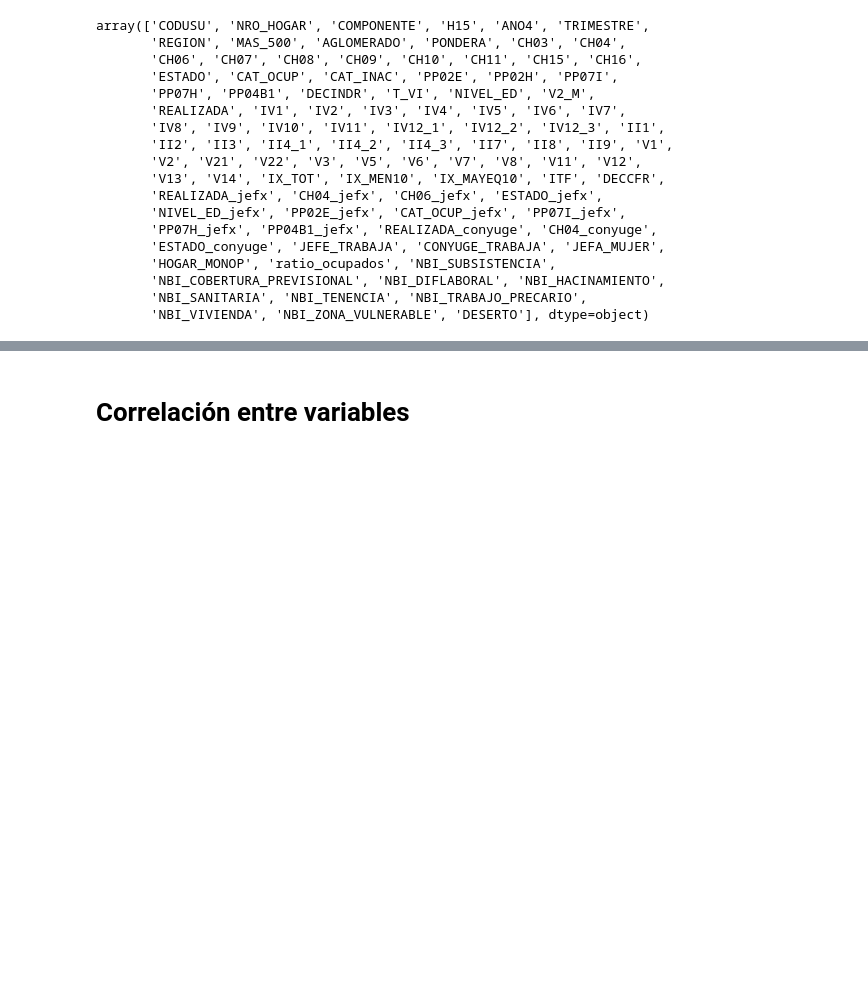
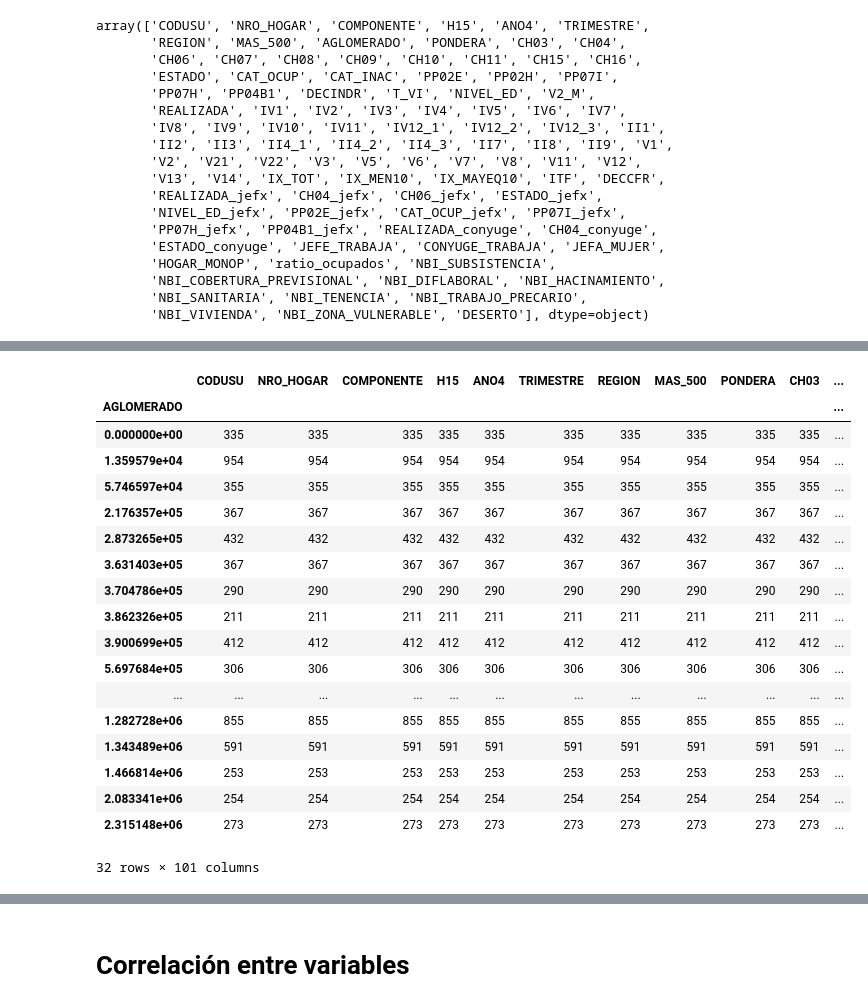
Before and after one commit to lauticouget/desercion_escolar_argentina, a Jupyter notebook: notebooks/transformers.ipynb, the cells around one changed output, grey strips where cells are left out. Cells and saved outputs as stored; diff of their text form; code cells hidden in the pictures; blank space fills up the shorter version.

```diff
--- a/notebooks/imputers.ipynb
+++ b/notebooks/transformers.ipynb
@@ -71,0 +129,53 @@ class_weights
+# %%
+def aglomerados_a_distancia(df, aglomerado='AGLOMERADO'):
+    data_x_y = {
+        'eph_codagl': [13, 29, 31, 25, 34, 7, 26, 15, 4, 91, 18, 23, 30, 12, 20, 93, 8, 14, 6, 5, 3, 9, 22, 36, 38, 38, 10, 19, 2, 32, 17, 33, 27],
+        'eph_aglome': ['Gran Córdoba', 'Gran Tucumán - Tafi Viejo', 'Ushuaia - Rio Grande', 'La Rioja', 'Mar del Plata - Batán', 'Posadas', 'San Luis - El Chorrillo', 'Formosa', 'Gran Rosario', 'Rawson - Trelew', 'Santiago del Estero - La Banda', 'Salta', 'Santa Rosa - Toay', 'Corrientes', 'Rio Gallegos', 'Viedma - Carmen de Patagones', 'Gran Resistencia', 'Concordia', 'Gran Paraná', 'Gran Santa Fe', 'Bahia Blanca - Cerri', 'Comodoro Rivadavia - Rada Tilly', 'Gran Catamarca', 'Rio Cuarto', 'San Nicolas - Villa Constitiución', 'San Nicolas - Villa Constitiución', 'Gran Mendoza', 'Jujuy - Palpalá', 'Gran La Plata', 'CABA', 'Neuquén - Plottier', 'Partidos del GBA', 'Gran San Juan'],
+        'x': [3.668196e+06, 3.575528e+06, 3.368650e+06, 3.433735e+06, 4.238702e+06, 4.500828e+06, 3.470658e+06, 4.290676e+06, 3.989413e+06, 3.561793e+06, 3.671129e+06, 3.558820e+06, 3.652175e+06, 4.215852e+06, 3.274586e+06, 3.754150e+06, 4.194276e+06, 4.258864e+06, 4.023207e+06, 4.008905e+06, 3.824880e+06, 3.382300e+06, 3.520630e+06, 3.656809e+06, 4.035477e+06, 4.029783e+06, 3.231898e+06, 3.560475e+06, 4.234043e+06, 4.193488e+06, 3.310530e+06, 4.180647e+06, 3.260047e+06],
+        'y': [6.533650e+06, 7.036009e+06, 3.980855e+06, 6.726538e+06, 5.760505e+06, 6.922012e+06, 6.318389e+06, 7.090830e+06, 6.346344e+06, 5.211965e+06, 6.926946e+06, 7.258796e+06, 5.947417e+06, 6.941437e+06, 4.274342e+06, 5.478764e+06, 6.944114e+06, 6.501289e+06, 6.473109e+06, 6.487715e+06, 5.709612e+06, 4.921987e+06, 6.858955e+06, 6.336869e+06, 6.293741e+06, 6.307894e+06, 6.360832e+06, 7.329096e+06, 6.103368e+06, 6.144082e+06, 5.686581e+06, 6.148549e+06, 6.509854e+06]
+    }
+    df_x_y = pd.DataFrame(data_x_y)
+    df_aglomerado = df.copy()
+    df_aglomerado['x_temp'] = None
+    df_aglomerado['y_temp'] = None
+    df_aglomerado['DISTANCIA'] = None
+
+    # Coordenadas de la capital
+    capital_x = 4.193488e+06
+    capital_y = 6.144082e+06
+    for index, row in df_aglomerado.iterrows():
+        eph_codagl = row[aglomerado]
+        matching_row = df_x_y[df_x_y['eph_codagl'] == eph_codagl]
+        if not matching_row.empty:
+            x_temp = matching_row['x'].values[0]
+            y_temp = matching_row['y'].values[0]
+            distancia = np.sqrt((x_temp - capital_x)**2 + (y_temp - capital_y)**2)
+            df_aglomerado.at[index, 'DISTANCIA'] = distancia
+
+    # Eliminar columnas temporales 'x_temp' e 'y_temp'
+    df_aglomerado['AGLOMERADO'] = df_aglomerado['DISTANCIA']
+    df_aglomerado.drop(columns=['x_temp', 'y_temp', 'DISTANCIA'], inplace=True)
+    return df_aglomerado
+# %%
+df = aglomerados_a_distancia(data)
+df.groupby('AGLOMERADO').count()
+# %% [output]
+|  | CODUSU | NRO_HOGAR | COMPONENTE | H15 | ANO4 | TRIMESTRE | REGION | MAS_500 | PONDERA | CH03 | ... |
+| AGLOMERADO |  |  |  |  |  |  |  |  |  |  | ... |
+| 0.000000e+00 | 335 | 335 | 335 | 335 | 335 | 335 | 335 | 335 | 335 | 335 | ... |
+| 1.359579e+04 | 954 | 954 | 954 | 954 | 954 | 954 | 954 | 954 | 954 | 954 | ... |
+| 5.746597e+04 | 355 | 355 | 355 | 355 | 355 | 355 | 355 | 355 | 355 | 355 | ... |
+| 2.176357e+05 | 367 | 367 | 367 | 367 | 367 | 367 | 367 | 367 | 367 | 367 | ... |
+| 2.873265e+05 | 432 | 432 | 432 | 432 | 432 | 432 | 432 | 432 | 432 | 432 | ... |
+| 3.631403e+05 | 367 | 367 | 367 | 367 | 367 | 367 | 367 | 367 | 367 | 367 | ... |
+| 3.704786e+05 | 290 | 290 | 290 | 290 | 290 | 290 | 290 | 290 | 290 | 290 | ... |
+| 3.862326e+05 | 211 | 211 | 211 | 211 | 211 | 211 | 211 | 211 | 211 | 211 | ... |
+| 3.900699e+05 | 412 | 412 | 412 | 412 | 412 | 412 | 412 | 412 | 412 | 412 | ... |
+| 5.697684e+05 | 306 | 306 | 306 | 306 | 306 | 306 | 306 | 306 | 306 | 306 | ... |
+| ... | ... | ... | ... | ... | ... | ... | ... | ... | ... | ... | ... |
+| 1.282728e+06 | 855 | 855 | 855 | 855 | 855 | 855 | 855 | 855 | 855 | 855 | ... |
+| 1.343489e+06 | 591 | 591 | 591 | 591 | 591 | 591 | 591 | 591 | 591 | 591 | ... |
+| 1.466814e+06 | 253 | 253 | 253 | 253 | 253 | 253 | 253 | 253 | 253 | 253 | ... |
+| 2.083341e+06 | 254 | 254 | 254 | 254 | 254 | 254 | 254 | 254 | 254 | 254 | ... |
+| 2.315148e+06 | 273 | 273 | 273 | 273 | 273 | 273 | 273 | 273 | 273 | 273 | ... |
+32 rows × 101 columns
```
Also changed, not shown: parts of 16 cells of this notebook, 1 other file.
